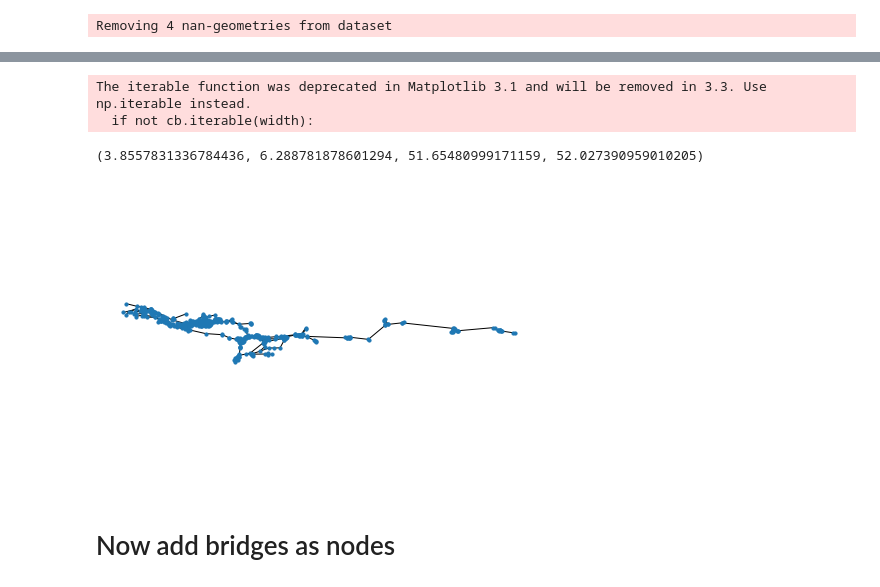
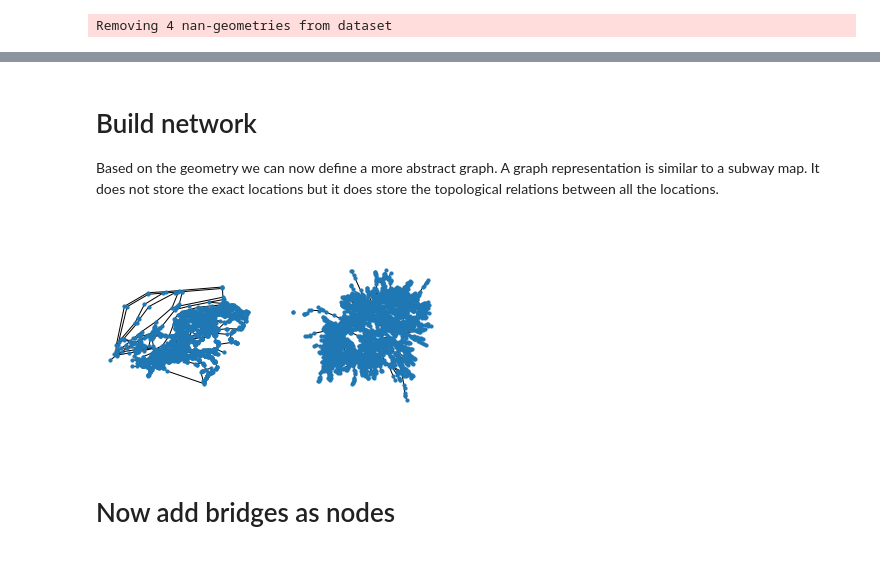
Before and after one commit to Deltares-research/digitaltwin-waterway, a Jupyter notebook: notebooks/Build_FIS_network.ipynb, the cells around one changed output, grey strips where cells are left out. Cells and saved outputs as stored; diff of their text form; code cells hidden in the pictures.

```diff
--- a/notebooks/Build_FIS_network.ipynb
+++ b/notebooks/Build_FIS_network.ipynb
@@ -231,21 +81,43 @@ ax[1].legend(bbox_to_anchor=(1, 0.5), loc='center left')
+# %% [markdown]
+# Build network
+Based on the geometry we can now define a more abstract graph. A graph representation is similar to a subway map. It does not store the exact locations but it does store the topological relations between all the locations.
 # %%
-section_selection['length'] = section_selection.length.values
-network = nx.from_pandas_edgelist(section_selection, 'StartJunctionId', 'EndJunctionId', edge_attr=True)
+section['length'] = section.length.values
+network = nx.from_pandas_edgelist(section, 'StartJunctionId', 'EndJunctionId', edge_attr=True)
 # %%
 # Add node properties
 for n in network.nodes:
-    network.node[n]['X'] = section_node.loc[n].geometry.x
-    network.node[n]['Y'] = section_node.loc[n].geometry.y
+    network.nodes[n]['X'] = section_node.loc[n].geometry.x
+    network.nodes[n]['Y'] = section_node.loc[n].geometry.y
-# %%
-nx.draw(network,
-        pos={k: (v['X'], v['Y']) for k, v in network.node.items()},
-        node_size=10)
-plt.gca().axis('equal')
-# %% [output]
-The iterable function was deprecated in Matplotlib 3.1 and will be removed in 3.3. Use np.iterable instead.
-  if not cb.iterable(width):
-(3.8557831336784436, 6.288781878601294, 51.65480999171159, 52.027390959010205)
-[figure, removed]
+# %%
+# this is the subway version of the corridor
+fig, axes = plt.subplots(ncols=2)
+
+spatial_pos = {
+    k: (v['X'], v['Y'])
+    for k, v
+    in network.nodes.items()
+}
+nx.draw(
+    network,
+    pos=spatial_pos,
+    node_size=10,
+    ax=axes[0]
+)
+axes[0].axis('equal')
+
+pos = nx.spring_layout(network, pos=spatial_pos, weight='Length', iterations=50)
+
+nx.draw(
+    network,
+    pos=pos,
+    node_size=10,
+    ax=axes[1]
+)
+axes[1].axis('equal')
+fig
+# %% [output]
+[figure, added]
 # %% [markdown]
 # Now add bridges as nodes
 # %% [markdown]
```
Also changed, not shown: parts of 21 cells of this notebook.
